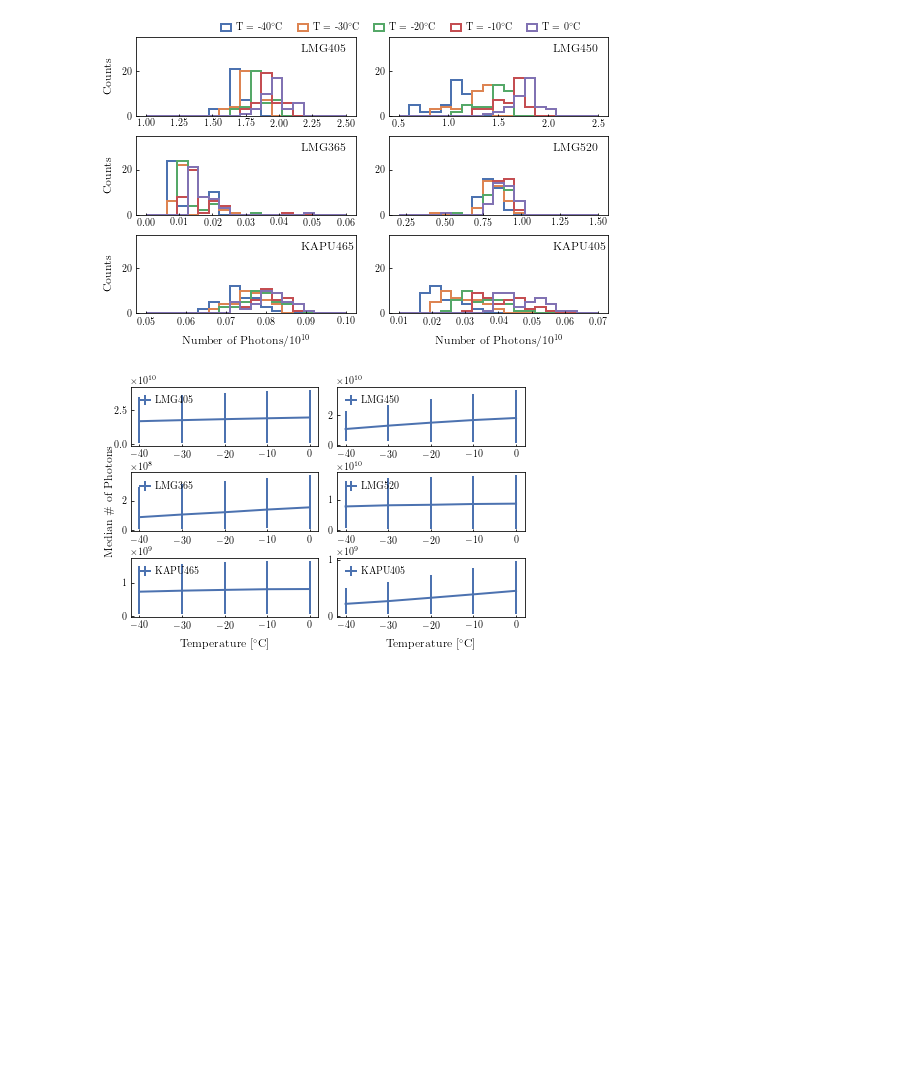
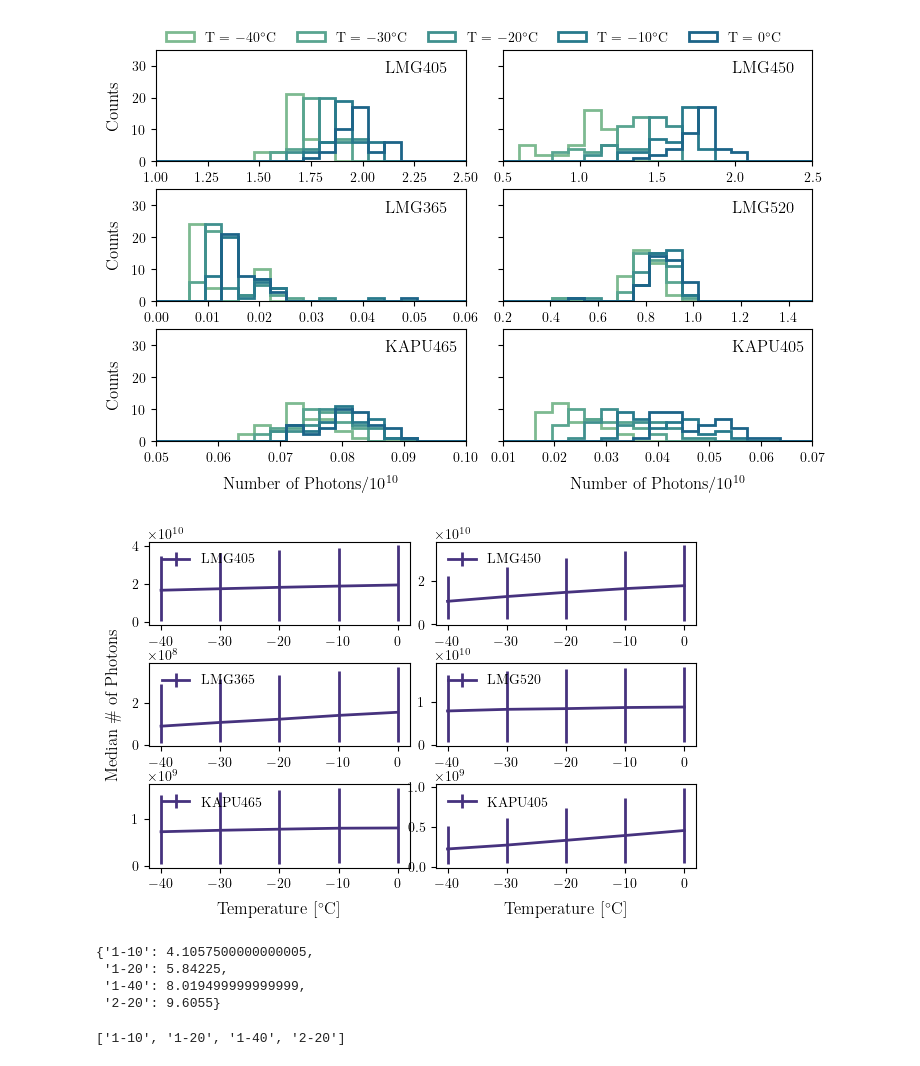
Before and after one commit to LeonhardEidenschink/POCAM_FAT, a Jupyter notebook: make_plots/number_of_photons_plots.ipynb, the cells around one changed output. Cells and saved outputs as stored; diff of their text form; code cells hidden in the pictures; blank space fills up the shorter version.

```diff
--- a/make_plots/number_of_photons_plots.ipynb
+++ b/make_plots/number_of_photons_plots.ipynb
@@ -9,21 +9,21 @@ import seaborn as sns
 import plot_utils
 import glob
 # %%
-sns.set_palette("deep")
+sns.set_palette("crest")
 # %%
 temperatures = [-40,-30, -20,-10, 0, 25]
 # %%
 devices = ['LMG405', 'LMG450', 'LMG365', 'LMG520', 'KAPU465', 'KAPU405']
 # %%
-pocam =  27
-hem1 = 53
-hem2 = 54
-batch=  'batch2'
+pocam =  8
+hem1 = 23
+hem2 = 24
+batch=  'batch1'
 # %%
 n_photons_dict = {}
 
-file_basepath_hem1 = f'../output/{batch}/pocam_{pocam:03d}/hem_{hem1:.0f}/'
-file_basepath_hem2 = f'../output/{batch}/pocam_{pocam:03d}/hem_{hem2:.0f}/'
+file_basepath_hem1 = f'/Users/elenamanao/Documents/Pocam/FAT_data/output/{batch}/pocam_{pocam:03d}/hem_{hem1:.0f}/'
+file_basepath_hem2 = f'/Users/elenamanao/Documents/Pocam/FAT_data/output/{batch}/pocam_{pocam:03d}/hem_{hem2:.0f}/'
 
 files = [file_basepath_hem1, file_basepath_hem2]
 for file in files:
@@ -47,14 +47,16 @@ for file in files:
 
         n_photons_dict[f'{d}_{hem:.0f}'] = n_photons
 # %%
-fig, axes = plt.subplots(3, 2, figsize=plot_utils.set_size('wide', fraction=.8, subplots=(3, 2)))
+fig, axes = plt.subplots(3, 2, figsize=plot_utils.set_size('wide', fraction=.8, subplots=(3, 2)), sharex = True)
 
 for i, ax in enumerate(axes.flat):
     d = devices[i]
     ax.errorbar(temperatures, n_photons_dict[f'{d}_{hem1:.0f}'][:,0], n_photons_dict[f'{d}_{hem1:.0f}'][:,1],
-                color='tab:blue', label=f'Hemisphere {hem1:.0f}')
+                color = sns.color_palette()[0], zorder = 100,
+                label=f'Hemisphere {hem1:.0f}')
     ax.errorbar(temperatures, n_photons_dict[f'{d}_{hem2:.0f}'][:,0], n_photons_dict[f'{d}_{hem2:.0f}'][:,1],
-                color='tab:orange', label=f'Hemisphere {hem2:.0f}')
+                color = sns.color_palette()[4], alpha = 1,
+                label=f'Hemisphere {hem2:.0f}')
     ax.text(0.07,0.85,f'{d}',transform = ax.transAxes)
 
     if i in [4, 5]:
@@ -76,56 +78,62 @@ plt.savefig(f'plots/pdf/number_of_photons_pocam{pocam}.pdf', bbox_inches='tight'
 temperatures = [-40,-30, -20,-10, 0]
 # %%
 #now let's select all the number of emitter photons for a device and for a temperature and see the distribution
-fig, axes = plt.subplots(3,2,figsize=plot_utils.set_size('wide', fraction=1.2, ratio= 0.4, subplots=(3, 2)))
+fig, axes = plt.subplots(3,2,figsize=plot_utils.set_size('wide', fraction=1.2, ratio= 0.4, subplots=(3, 2)), sharey=True)
 for i, ax in enumerate(axes.flat):
     device = devices[i]
     if device == 'LMG450':
         bins = np.linspace(.5,2.5, 20 )
+        ax.set_xlim(0.5,2.5)
     if device == 'LMG405':
         bins = np.linspace(1,2.5, 20 )
+        ax.set_xlim(1,2.5)
     if device == 'LMG520':
         bins = np.linspace(0.2,1.5, 20 )
+        ax.set_xlim(0.2,1.5)
     if device == 'LMG365':
         bins = np.linspace(0.,0.06,20)
+        ax.set_xlim(0,0.06)
     if device == 'KAPU465':
         bins = np.linspace(0.05,0.1,20)
+        ax.set_xlim(0.05,.1)
     if device == 'KAPU405':
         bins = np.linspace(0.01,0.07,20)
+        ax.set_xlim(0.01,0.07)
 
     for T in temperatures:
         if 'LMG' in device:
-            path = f'../output/batch2/pocam_*/hem_*/{device}/photons_54000_{T:.0f}C_2-20.json'
+            path = f'/Users/elenamanao/Documents/Pocam/FAT_data/output/batch2/pocam_*/hem_*/{device}/photons_54000_{T:.0f}C_2-20.json'
         elif "KAPU" in device:
-            path = f'../output/batch2/pocam_*/hem_*/{device}/photons_54000_{T:.0f}C_default.json'
+            path = f'/Users/elenamanao/Documents/Pocam/FAT_data/output/batch2/pocam_*/hem_*/{device}/photons_54000_{T:.0f}C_default.json'
 
         filelist = glob.glob(path)
 
         n_photons_distr = []
         for file in filelist:
             with open(file, "r") as f:
                 data = json.load(f)
             n_photons_distr.append(data['meas_data'][0]['value'])
 
-        ax.hist(np.array(n_photons_distr)/10**10, bins = bins, histtype = 'step', lw = 2,label = f'T = {T:.0f}$^\circ$C')
+        ax.hist(np.array(n_photons_distr)/10**10, bins = bins, histtype = 'step', lw = 2,label = f'T = ${T:.0f}^\circ$C')
 
         ax.set_ylim(0, 35)
 
     if i in [4,5]:
         ax.set_xlabel(r'Number of Photons$/10^{10}$')
     if i in [0,2,4]:
         ax.set_ylabel('Counts')
 
 
-    ax.text(0.75,0.8, f'{device}', transform = ax.transAxes)
+    ax.text(0.74,0.8, f'{device}', transform = ax.transAxes)
 
 handles, labels = axes.flat[0].get_legend_handles_labels()
-fig.legend(handles, labels, loc='upper center', ncol=len(temperatures), bbox_to_anchor=(0.5, 0.93),
+fig.legend(handles, labels, loc='upper center', ncol=len(temperatures), bbox_to_anchor=(0.5, 0.94),
           columnspacing=1.5)
-fig.subplots_adjust(hspace=0.25, wspace=.15)
+fig.subplots_adjust(hspace=0.25, wspace=.12)
 
 plt.savefig(f'plots/png/number_of_photons_distr_all_Temperatures.png')
 # %% [output]
-[figure, old version]
+[figure, new version]
 # %%
 #now let's select all the number of emitter photons for a device and for a temperature and see the distribution
 fig, axes = plt.subplots(3,2,figsize=plot_utils.set_size('wide', fraction=1,ratio = 0.4, subplots=(3, 2)))
@@ -139,9 +147,9 @@ for i, ax in enumerate(axes.flat):
     for T in temperatures:
         photons_temp = []
         if "LMG" in device:
-            path = f'../output/batch2/pocam_*/hem_*/{device}/photons_54000_{T:.0f}C_2-20.json'
+            path = f'/Users/elenamanao/Documents/Pocam/FAT_data/output/batch2/pocam_*/hem_*/{device}/photons_54000_{T:.0f}C_2-20.json'
         elif "KAPU" in device:
-            path = f'../output/batch2/pocam_*/hem_*/{device}/photons_54000_{T:.0f}C_default.json'
+            path = f'/Users/elenamanao/Documents/Pocam/FAT_data/output/batch2/pocam_*/hem_*/{device}/photons_54000_{T:.0f}C_default.json'
 
         filelist = glob.glob(path)
 
@@ -168,7 +176,7 @@ fig.subplots_adjust(hspace=0.45, wspace=.1)
 # fig.suptitle(f"Distribution of Number of Photons -- T = {T}\,C", y = 0.95)
 plt.savefig(f'plots/png/median_numebr_of_photons_vs_T.png')
 # %% [output]
-[figure, old version]
+[figure, new version]
 # %%
 #check differences with coease/fine settings
 # %%
@@ -190,3 +209,14 @@ for c_f in coarse_fine:
+# %%
+FWHM_avg
+# %% [output]
+{'1-10': 4.1057500000000005,
+ '1-20': 5.84225,
+ '1-40': 8.019499999999999,
+ '2-20': 9.6055}
+# %%
+coarse_fine
+# %% [output]
+['1-10', '1-20', '1-40', '2-20']
 # %%
 fig, ax = plt.subplots(1,1,figsize=plot_utils.set_size('colums', fraction=1, subplots=(1, 1)))
 
```
Also changed, not shown: parts of 4 cells of this notebook, 2 other files.
